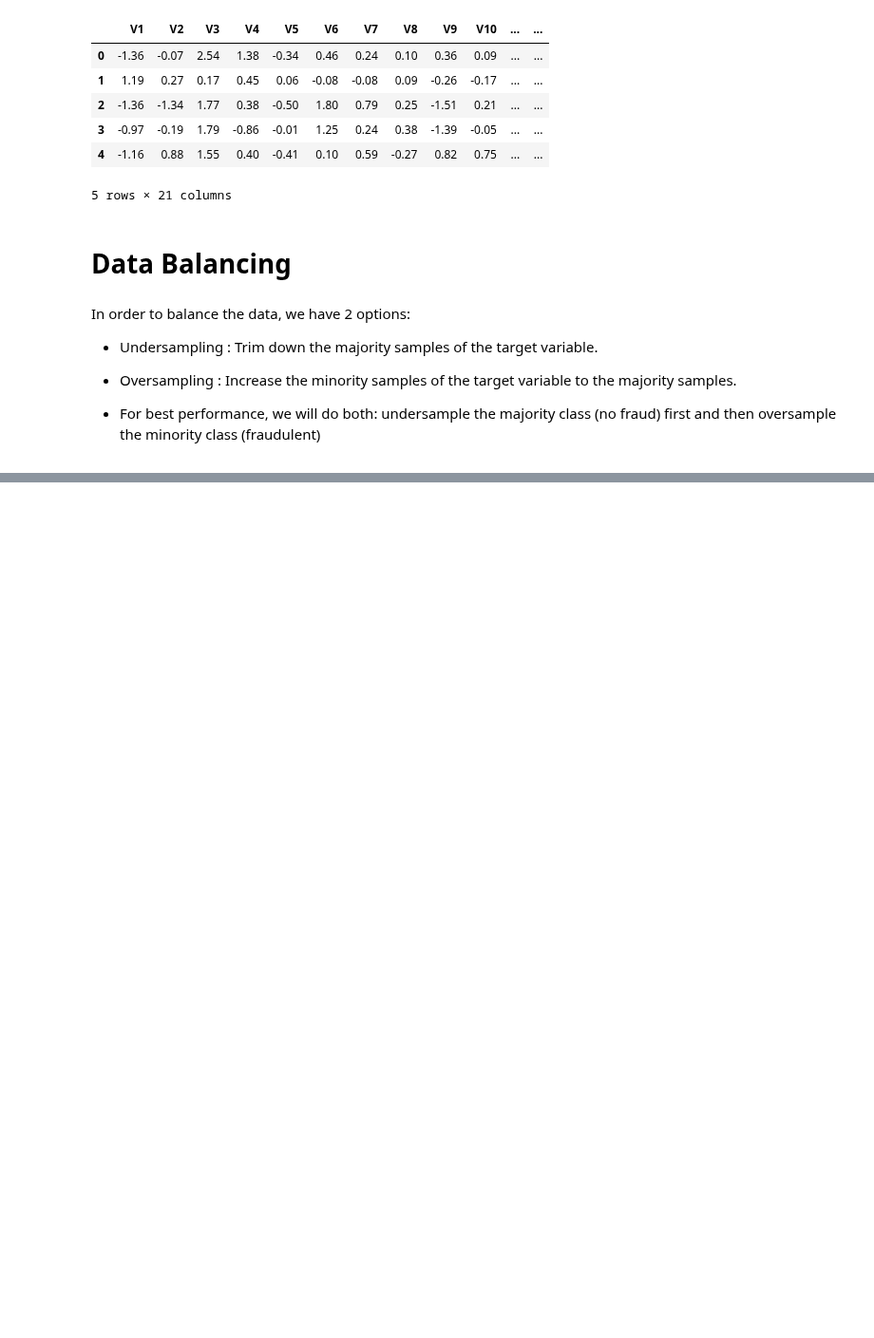
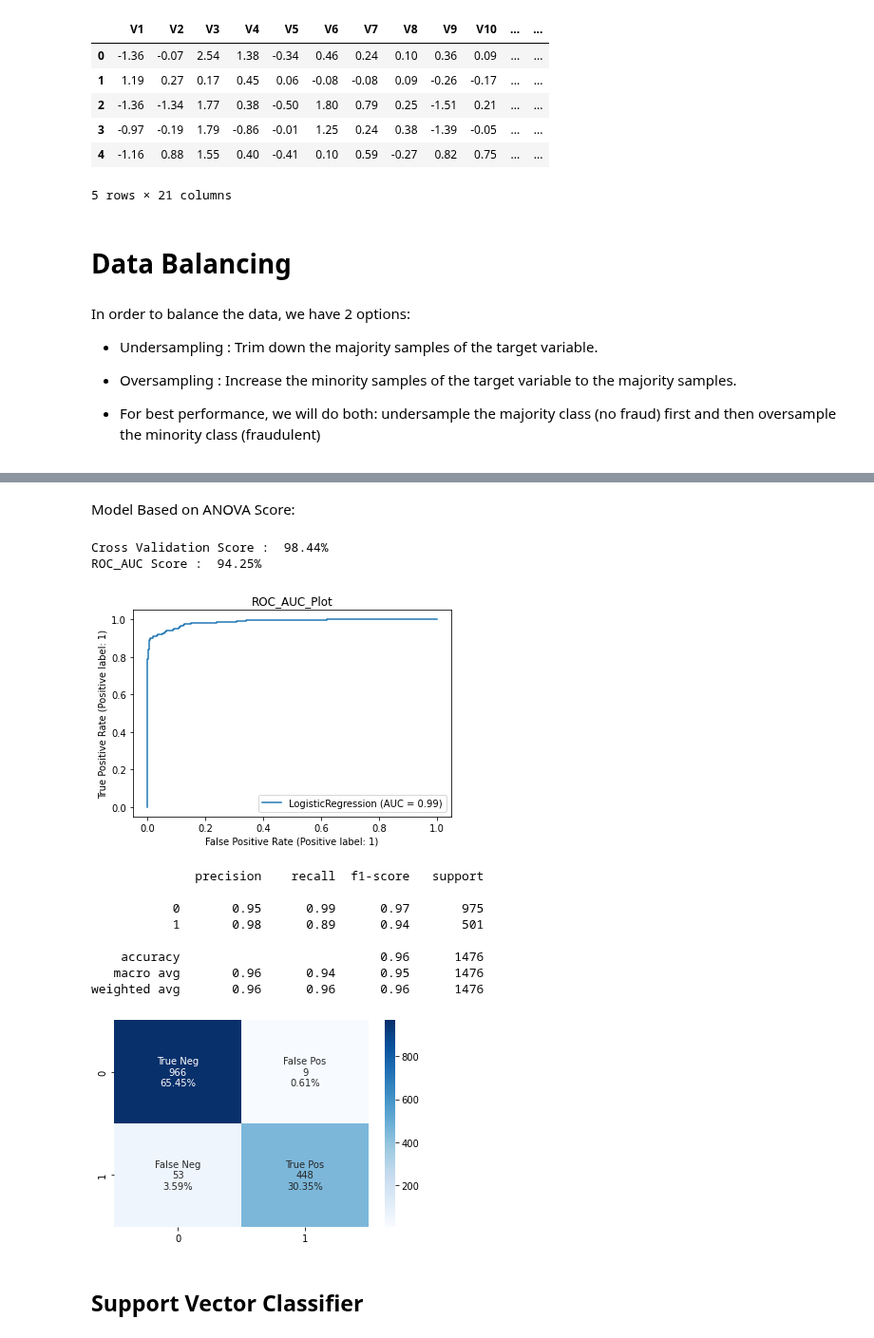
Before and after one commit to mindyng/2022-Business-Projects, a Jupyter notebook: anomaly-detection.ipynb, the cells around one changed output, grey strips where cells are left out. Shown at 95% size. Drawn from its saved outputs; the diff is of its cells as text; code cells hidden in the pictures; blank space fills up the shorter version.

```diff
--- a/anomaly-detection.ipynb
+++ b/anomaly-detection.ipynb
@@ -263,0 +280,10 @@ from imblearn.pipeline import Pipeline
+# %%
+over = SMOTE(sampling_strategy = 0.5)
+under = RandomUnderSampler(sampling_strategy = 0.1)
+f2 = df2.iloc[:,:20].values
+t2 = df2.iloc[:,20].values
+
+steps = [('under', under),('over', over)]
+pipeline = Pipeline(steps=steps)
+f2, t2 = pipeline.fit_resample(f2, t2)
+Counter(t2)
@@ -263,0 +398,20 @@ from imblearn.pipeline import Pipeline
+# %% [markdown]
+Model Based on ANOVA Score:
+# %%
+model(classifier_lr,x_train2,y_train2,x_test2,y_test2)
+model_evaluation(classifier_lr,x_test2,y_test2)
+# %% [output]
+Cross Validation Score :  98.44%
+ROC_AUC Score :  94.25%
+[figure, added]
+              precision    recall  f1-score   support
+
+           0       0.95      0.99      0.97       975
+           1       0.98      0.89      0.94       501
+
+    accuracy                           0.96      1476
+   macro avg       0.96      0.94      0.95      1476
+weighted avg       0.96      0.96      0.96      1476
+[figure, added]
+# %% [markdown]
+## Support Vector Classifier
```
Also changed, not shown: parts of 49 cells of this notebook.
